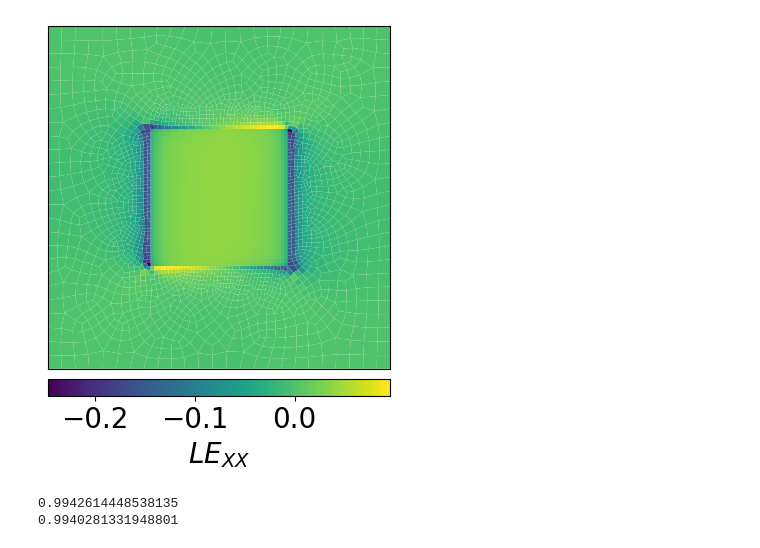
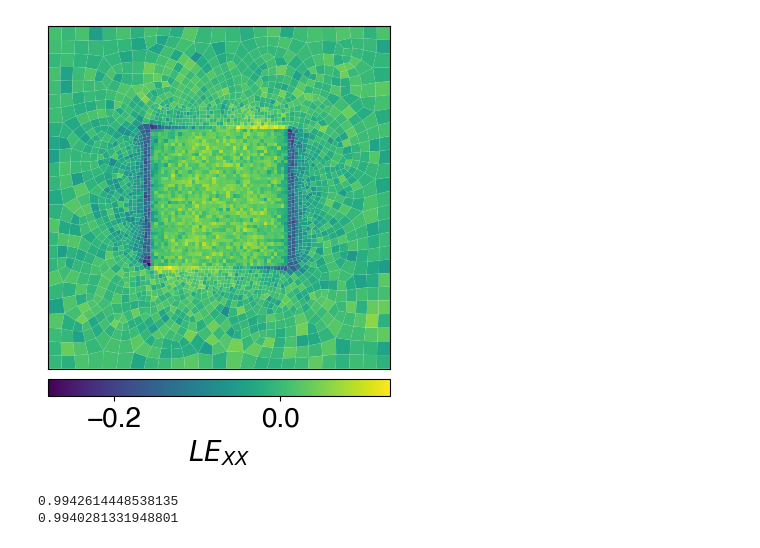
Before and after one commit to mwilkinson1/bayesian-active-membranes, a Jupyter notebook: inverse_problem/plots.ipynb, the cells around one changed output. Drawn from its saved outputs; the diff is of its cells as text; code cells hidden in the pictures.

```diff
--- a/inverse_problem/plots.ipynb
+++ b/inverse_problem/plots.ipynb
@@ -119,12 +124,16 @@ def plot_simulation(strain_field, frame):
     cbar.set_label('$LE_{XX}$', fontsize=20)  # Colorbar label font size
     cbar.ax.tick_params(labelsize=20)  # Colorbar tick label font size
     plt.show()
+# %%
+# Noise data
+LE_XX_noise = pd.read_csv("../noisy_inverse/LE_XX_10s.csv", header=None)
 # %%
 # Simulation choice
-strain_field = np.array(LE_XX)
+# strain_field = np.array(LE_XX)
+strain_field = np.array(LE_XX_noise)
 plot_simulation(strain_field, 16799) # Anything from 0 to 16799
 # %% [output]
-[figure, old version]
+[figure, new version]
 # %%
 # Load in PCA files
 LE_XX_train_targets = pd.read_csv("LE_XX_comps_train.csv", header=None, index_col=0)
```
Also changed, not shown: parts of 5 cells of this notebook, 2 other files.
